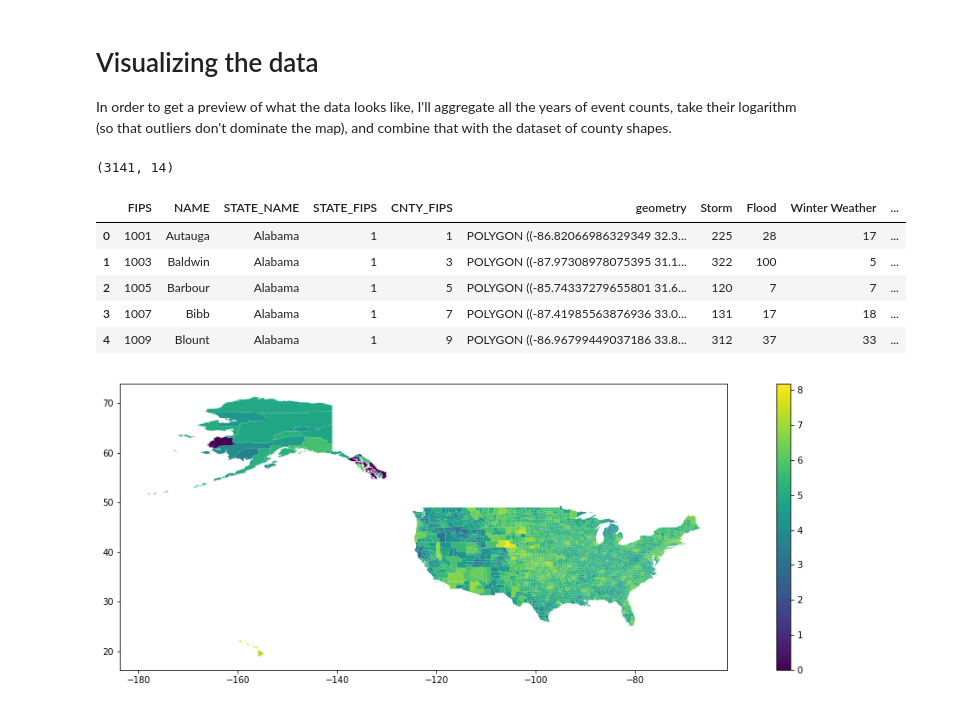
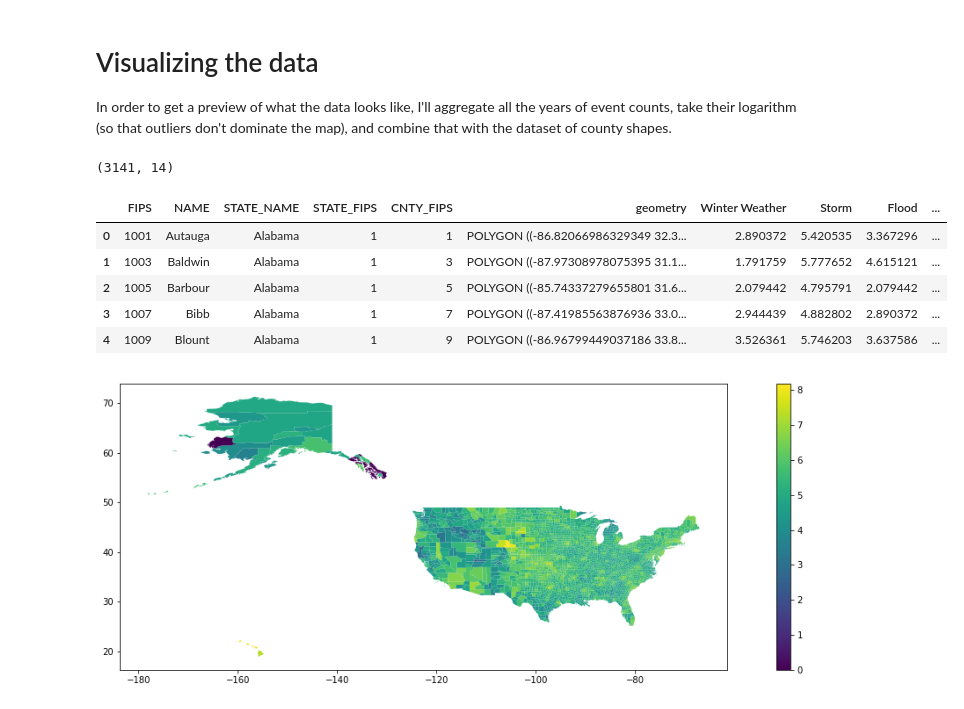
Before and after one commit to labs12-should-i-live-here/DS, a Jupyter notebook: notebooks/DMA4 - NOAA storms by county.ipynb, the cells around one changed output. Saved outputs shown, nothing was run; the diff lists cells and outputs as text; code cells hidden in the pictures.

Commit message:
Cloropleth of log(noaa) by county

```diff
--- a/notebooks/DMA4 - NOAA storms by county.ipynb
+++ b/notebooks/DMA4 - NOAA storms by county.ipynb
@@ -438,33 +438,33 @@ In order to get a preview of what the data looks like, I'll aggregate all the ye
 # %%
 # Aggregate data by county (years summed up)
 noaa_county = noaa3.groupby(level=1).sum()
 
 # Take the log of event numbers, which should display better than the raw
 # event counts
 noaa_county_log = np.log(noaa_county+1)
 
 # Reset the index, thus extracting the FIPS codes into their own column
 noaa_county_log = noaa_county_log.reset_index()
 
 # Rename that column accordingly
 noaa_county_log = noaa_county_log.rename(columns={'index':'FIPS'})
 
 # Merge with the dataframe of county shapes
 noaa_county_map_log = counties.merge(noaa_county_log, on='FIPS', how='left')
 
 # # Aggregate data by year (counties summed up)
 # noaa_year = noaa3.groupby(level=0).sum()
 
 # # Put the data by county into the geopandas file with county shapes
 # noaa_county_map = counties.merge(noaa_county, on='FIPS', how='left')
 
-print(noaa_county_map.shape)
-noaa_county_map.head()
+print(noaa_county_map_log.shape)
+noaa_county_map_log.head()
 # %% [output]
 (3141, 14)
-|  | FIPS | NAME | STATE_NAME | STATE_FIPS | CNTY_FIPS | geometry | Storm | Flood | Winter Weather | ... |
-| 0 | 1001 | Autauga | Alabama | 1 | 1 | POLYGON ((-86.82066986329349 32.3... | 225 | 28 | 17 | ... |
-| 1 | 1003 | Baldwin | Alabama | 1 | 3 | POLYGON ((-87.97308978075395 31.1... | 322 | 100 | 5 | ... |
-| 2 | 1005 | Barbour | Alabama | 1 | 5 | POLYGON ((-85.74337279655801 31.6... | 120 | 7 | 7 | ... |
-| 3 | 1007 | Bibb | Alabama | 1 | 7 | POLYGON ((-87.41985563876936 33.0... | 131 | 17 | 18 | ... |
-| 4 | 1009 | Blount | Alabama | 1 | 9 | POLYGON ((-86.96799449037186 33.8... | 312 | 37 | 33 | ... |
+|  | FIPS | NAME | STATE_NAME | STATE_FIPS | CNTY_FIPS | geometry | Winter Weather | Storm | Flood | ... |
+| 0 | 1001 | Autauga | Alabama | 1 | 1 | POLYGON ((-86.82066986329349 32.3... | 2.890372 | 5.420535 | 3.367296 | ... |
+| 1 | 1003 | Baldwin | Alabama | 1 | 3 | POLYGON ((-87.97308978075395 31.1... | 1.791759 | 5.777652 | 4.615121 | ... |
+| 2 | 1005 | Barbour | Alabama | 1 | 5 | POLYGON ((-85.74337279655801 31.6... | 2.079442 | 4.795791 | 2.079442 | ... |
+| 3 | 1007 | Bibb | Alabama | 1 | 7 | POLYGON ((-87.41985563876936 33.0... | 2.944439 | 4.882802 | 2.890372 | ... |
+| 4 | 1009 | Blount | Alabama | 1 | 9 | POLYGON ((-86.96799449037186 33.8... | 3.526361 | 5.746203 | 3.637586 | ... |
```
Also changed, not shown: parts of 5 cells of this notebook, 1 other file.
